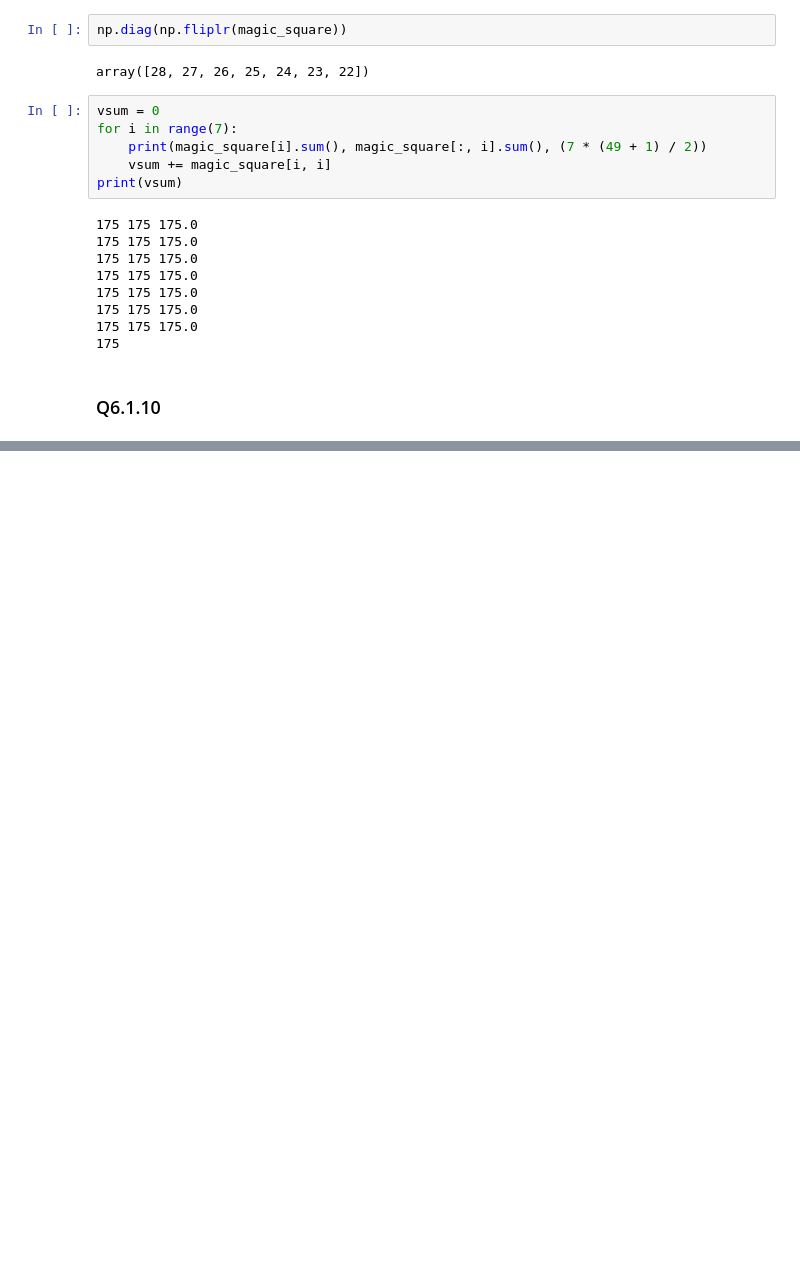
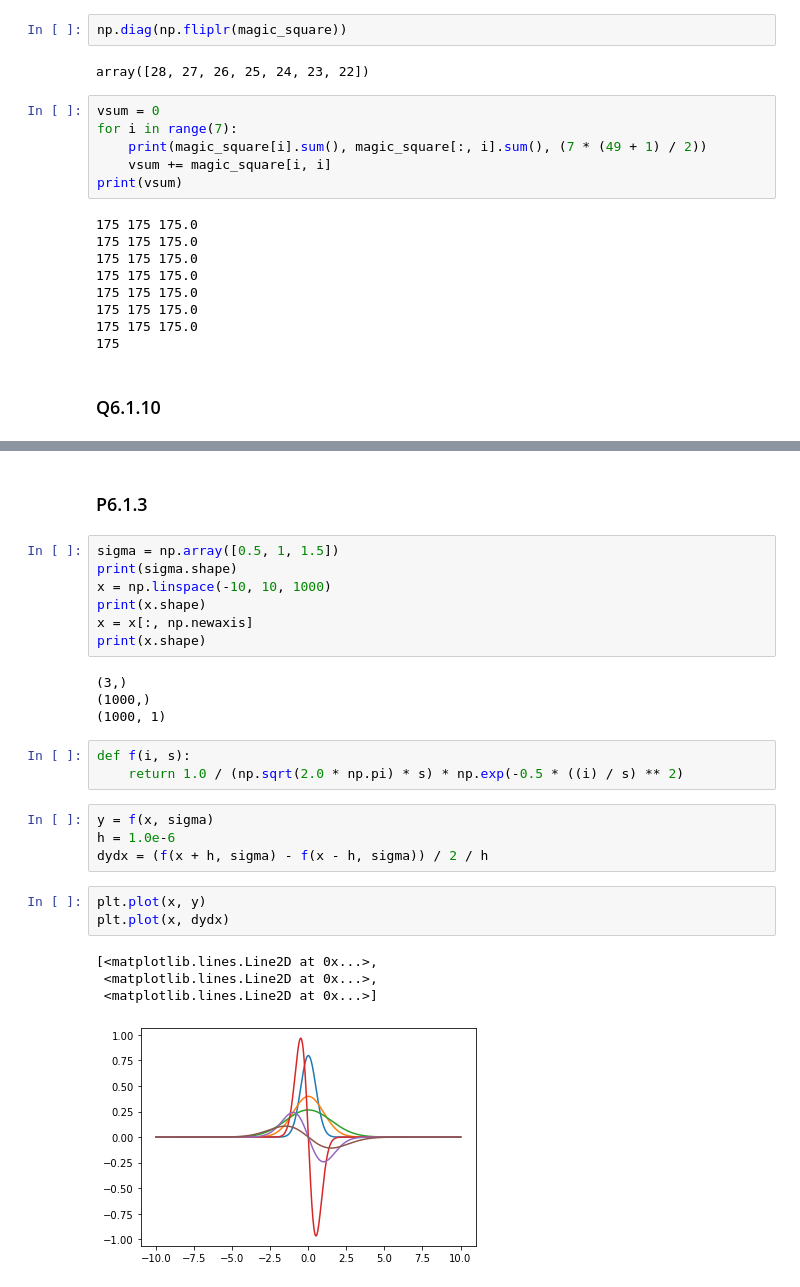
Before and after one commit to cenkt/SciPythonBook, a Jupyter notebook: Chapter6.ipynb, the cells around one changed output, grey strips where cells are left out. Cells and saved outputs as stored; diff of their text form; blank space fills up the shorter version.

```diff
--- a/Chapter6.ipynb
+++ b/Chapter6.ipynb
@@ -812,0 +905,28 @@ array([244], dtype=uint8)
+# %% [markdown]
+### P6.1.3
+# %%
+sigma = np.array([0.5, 1, 1.5])
+print(sigma.shape)
+x = np.linspace(-10, 10, 1000)
+print(x.shape)
+x = x[:, np.newaxis]
+print(x.shape)
+# %% [output]
+(3,)
+(1000,)
+(1000, 1)
+# %%
+def f(i, s):
+    return 1.0 / (np.sqrt(2.0 * np.pi) * s) * np.exp(-0.5 * ((i) / s) ** 2)
+# %%
+y = f(x, sigma)
+h = 1.0e-6
+dydx = (f(x + h, sigma) - f(x - h, sigma)) / 2 / h
+# %%
+plt.plot(x, y)
+plt.plot(x, dydx)
+# %% [output]
+[<matplotlib.lines.Line2D at 0x...>,
+ <matplotlib.lines.Line2D at 0x...>,
+ <matplotlib.lines.Line2D at 0x...>]
+[figure, added]
```
Also changed, not shown: parts of 28 cells of this notebook, 7 other files.
